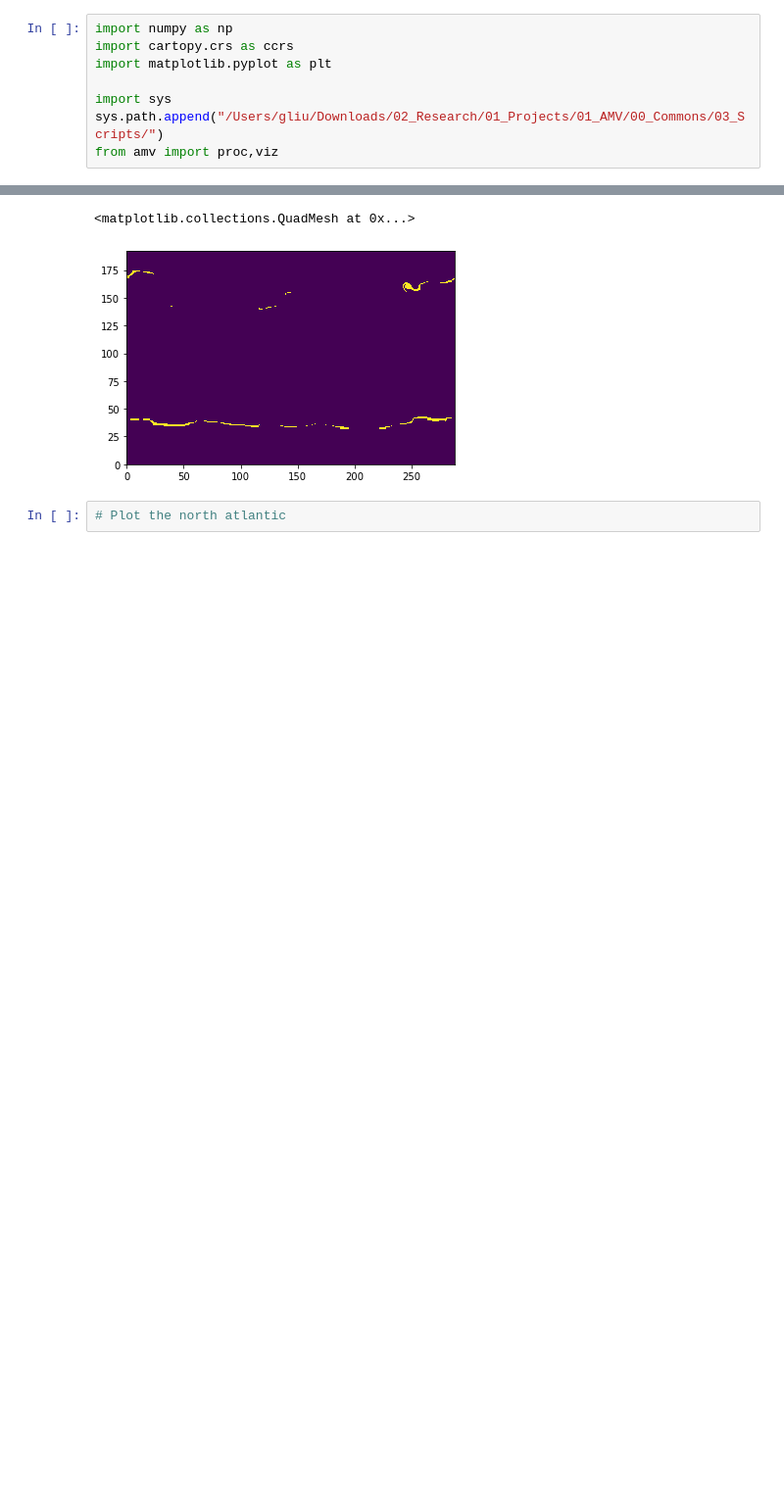
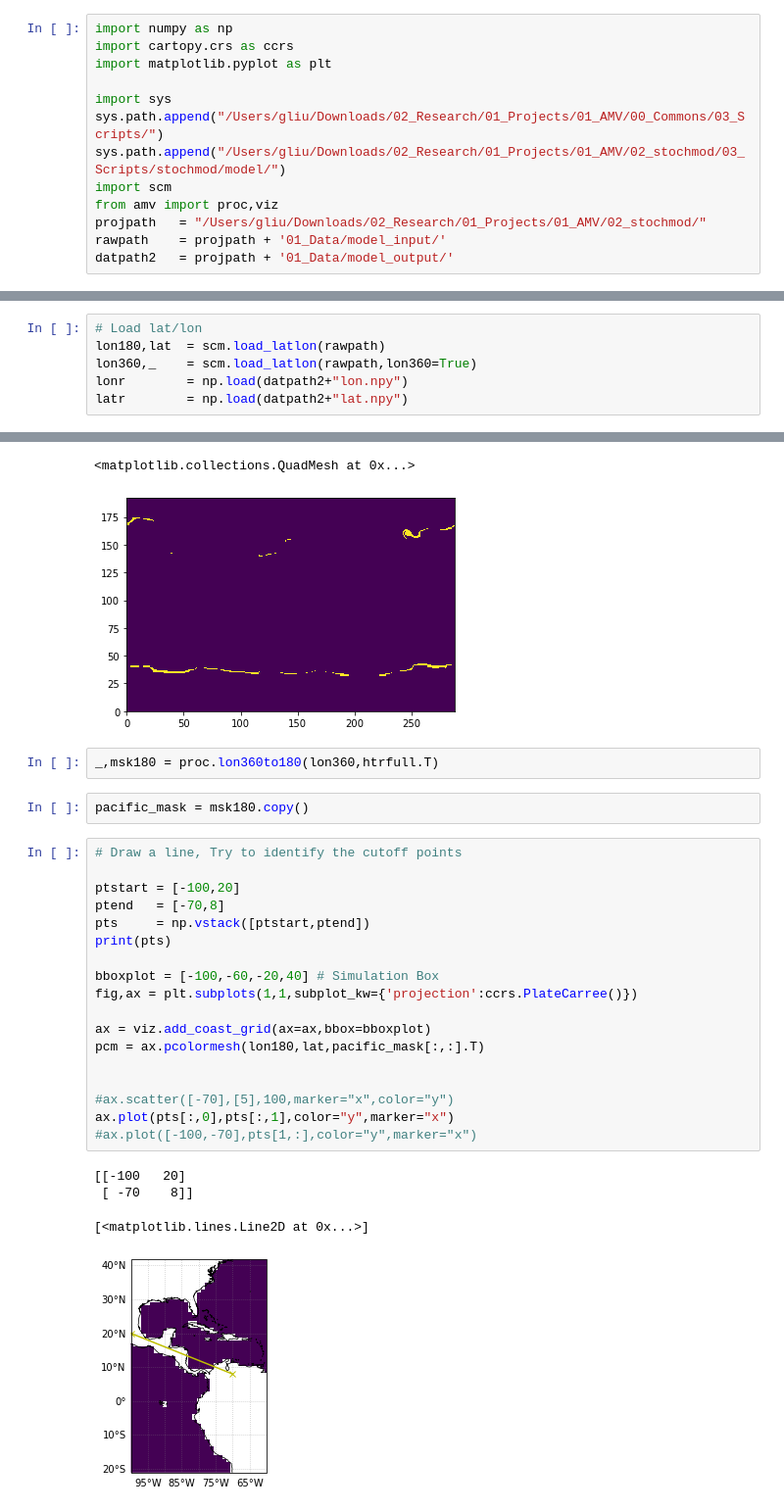
Before and after one commit to glennliu265/stochmod, a Jupyter notebook: analysis/landicemask_comparison.ipynb, the cells around one changed output, grey strips where cells are left out. Shown at 98% size. Cells and saved outputs as stored; diff of their text form; blank space fills up the shorter version.

```diff
--- a/analysis/landicemask_comparison.ipynb
+++ b/analysis/landicemask_comparison.ipynb
@@ -5,7 +5,12 @@ import matplotlib.pyplot as plt
 
 import sys
 sys.path.append("/Users/gliu/Downloads/02_Research/01_Projects/01_AMV/00_Commons/03_Scripts/")
+sys.path.append("/Users/gliu/Downloads/02_Research/01_Projects/01_AMV/02_stochmod/03_Scripts/stochmod/model/")
+import scm
 from amv import proc,viz
+projpath   = "/Users/gliu/Downloads/02_Research/01_Projects/01_AMV/02_stochmod/"
+rawpath    = projpath + '01_Data/model_input/'
+datpath2   = projpath + '01_Data/model_output/'
 # %%
 # Set paths to the masks
 datpath = "/Users/gliu/Downloads/02_Research/01_Projects/01_AMV/02_stochmod/01_Data/"
@@ -17,6 +22,12 @@ fn3 = datpath + "model_input/landicemask_enssum.npy"
 picfull = np.load(fn1)
 picslab = np.load(fn2)
 htrfull = np.load(fn3)
+# %%
+# Load lat/lon
+lon180,lat  = scm.load_latlon(rawpath)
+lon360,_    = scm.load_latlon(rawpath,lon360=True)
+lonr        = np.load(datpath2+"lon.npy")
+latr        = np.load(datpath2+"lat.npy")
 # %%
 plt.pcolormesh(picfull),plt.colorbar()
 # %% [output]
@@ -43,5 +54,30 @@ plt.pcolormesh(np.isnan(htrfull) & ~np.isnan(picslab))
 # %% [output]
 <matplotlib.collections.QuadMesh at 0x...>
 [figure]
-# %%
-# Plot the north atlantic
+# %%
+_,msk180 = proc.lon360to180(lon360,htrfull.T)
+# %%
+pacific_mask = msk180.copy()
+# %%
+# Draw a line, Try to identify the cutoff points
+
+ptstart = [-100,20]
+ptend   = [-70,8]
+pts     = np.vstack([ptstart,ptend])
+print(pts)
+
+bboxplot = [-100,-60,-20,40] # Simulation Box
+fig,ax = plt.subplots(1,1,subplot_kw={'projection':ccrs.PlateCarree()})
+
+ax = viz.add_coast_grid(ax=ax,bbox=bboxplot)
+pcm = ax.pcolormesh(lon180,lat,pacific_mask[:,:].T)
+
+
+#ax.scatter([-70],[5],100,marker="x",color="y")
+ax.plot(pts[:,0],pts[:,1],color="y",marker="x")
+#ax.plot([-100,-70],pts[1,:],color="y",marker="x")
+# %% [output]
+[[-100   20]
+ [ -70    8]]
+[<matplotlib.lines.Line2D at 0x...>]
+[figure, added]
```
Also changed, not shown: parts of 11 cells of this notebook.
